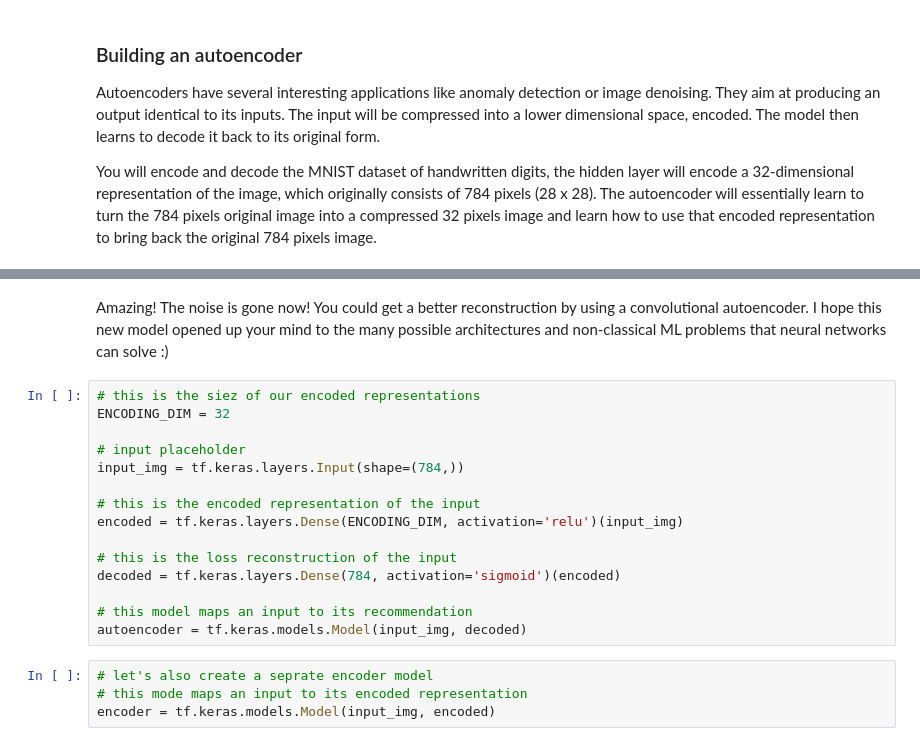
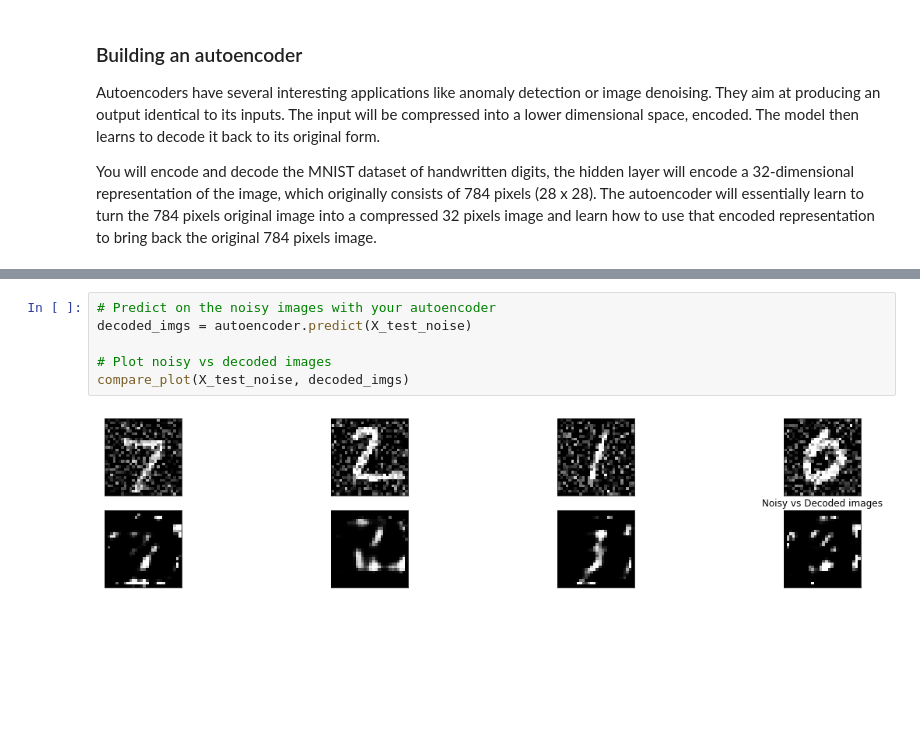
Before and after one commit to goodboychan/datacamp_repo, a Jupyter notebook: Introduction.to.Deep.Learning.with.Keras/Advanced-Model-Architectures.ipynb, the cells around one changed output, grey strips where cells are left out. Drawn from its saved outputs; the diff is of its cells as text; blank space fills up the shorter version.

```diff
--- a/Introduction.to.Deep.Learning.with.Keras/Advanced-Model-Architectures.ipynb
+++ b/Introduction.to.Deep.Learning.with.Keras/Advanced-Model-Architectures.ipynb
@@ -296,21 +279,8 @@ compare_plot(X_test, decoded_imgs)
-# %% [markdown]
-Amazing! The noise is gone now! You could get a better reconstruction by using a convolutional autoencoder. I hope this new model opened up your mind to the many possible architectures and non-classical ML problems that neural networks can solve :)
-# %%
-# this is the siez of our encoded representations
-ENCODING_DIM = 32
-
-# input placeholder
-input_img = tf.keras.layers.Input(shape=(784,))
-
-# this is the encoded representation of the input
-encoded = tf.keras.layers.Dense(ENCODING_DIM, activation='relu')(input_img)
-
-# this is the loss reconstruction of the input
-decoded = tf.keras.layers.Dense(784, activation='sigmoid')(encoded)
-
-# this model maps an input to its recommendation
-autoencoder = tf.keras.models.Model(input_img, decoded)
-# %%
-# let's also create a seprate encoder model
-# this mode maps an input to its encoded representation
-encoder = tf.keras.models.Model(input_img, encoded)
+# %%
+# Predict on the noisy images with your autoencoder
+decoded_imgs = autoencoder.predict(X_test_noise)
+
+# Plot noisy vs decoded images
+compare_plot(X_test_noise, decoded_imgs)
+# %% [output]
+[figure, added]
```
Also changed, not shown: parts of 41 cells of this notebook, 8 other files.
